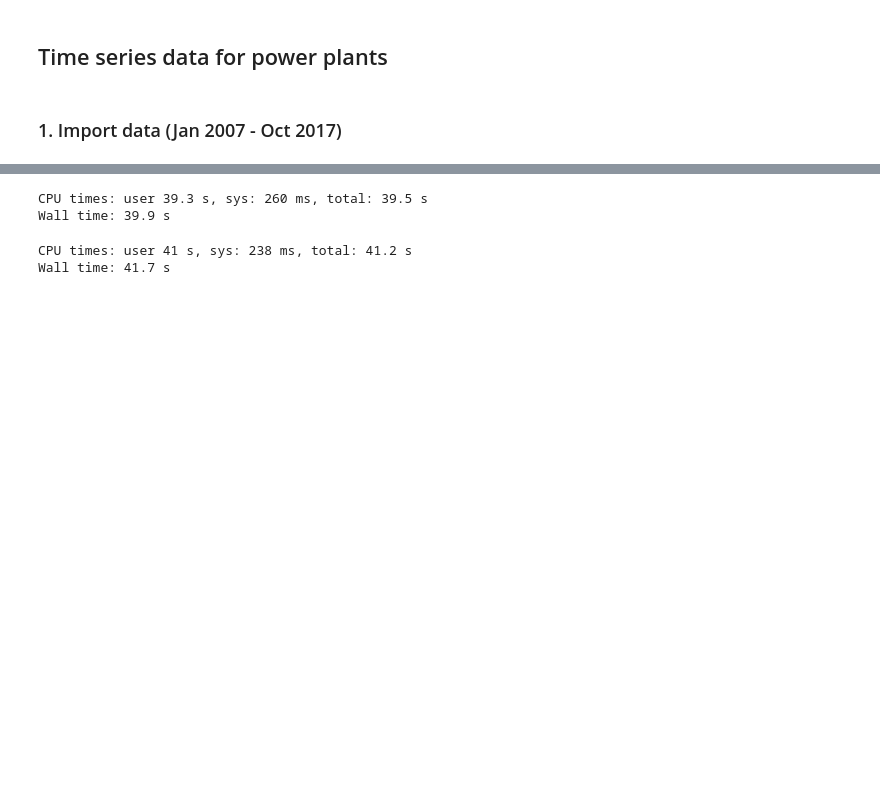
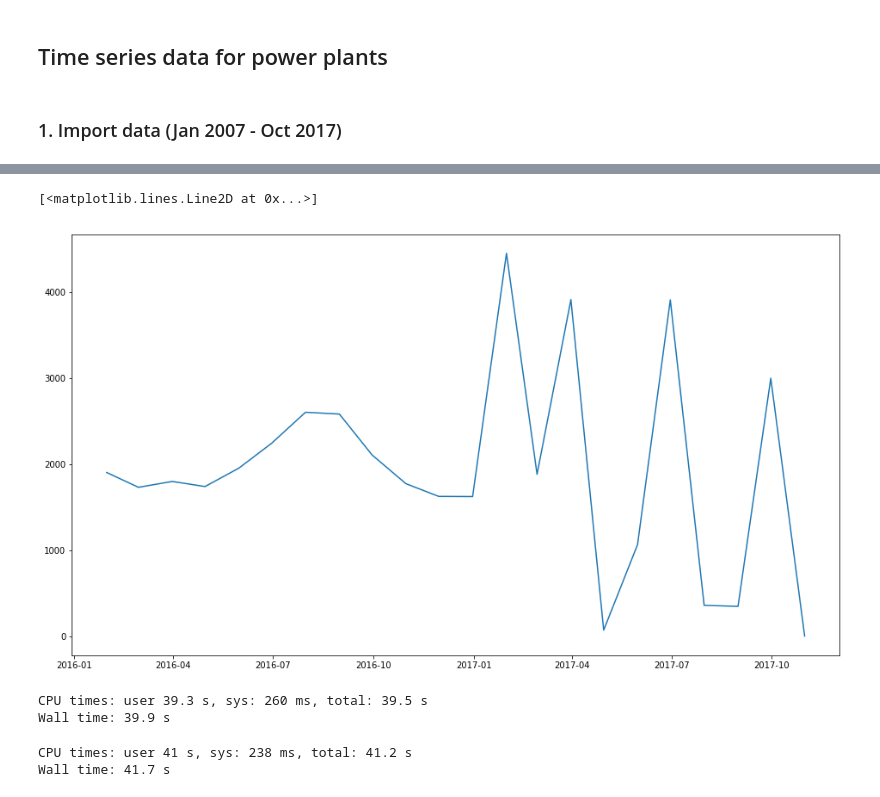
Before and after one commit to xingliuUT/battery_planner, a Jupyter notebook: import_data.ipynb, the cells around one changed output, grey strips where cells are left out. Drawn from its saved outputs; the diff is of its cells as text; code cells hidden in the pictures; blank space fills up the shorter version.

```diff
--- a/import_data.ipynb
+++ b/import_data.ipynb
@@ -24,0 +138,2 @@ Wall time: 40.4 s
+# %%
+df_ts01.columns = ['mon_yr', 57788, 59012]
@@ -24,0 +154,2 @@ Wall time: 40.4 s
+# %%
+df_ts01['time_stamp'] = pd.date_range(start = '2016-01-01', end = '2017-11-1', freq = 'M')
@@ -24,0 +163,4 @@ Wall time: 40.4 s
+# %%
+df_ts01.drop(['mon_yr'], axis = 1, inplace = True)
+# %%
+df_ts01_input = df_ts01.loc[:,['time_stamp', 57788, 59012]]
@@ -25,3 +178,10 @@ Wall time: 40.4 s
+# %%
+fig, ax = plt.subplots(figsize = (16, 9))
+plt.plot(df_ts01_input.time_stamp, df_ts01.loc[:,57788])
+#plt.plot(df_ts01_input.time_stamp, df_ts01.loc[:,59012])
+# %% [output]
+[<matplotlib.lines.Line2D at 0x...>]
+[figure, added]
 # %%
 %%time
 df_eia923_y2015 = pd.read_excel(path_eia923 + 'f923_2015/EIA923_Schedules_2_3_4_5_M_12_2015_Final_Revision.xlsx',
```
Also changed, not shown: parts of 27 cells of this notebook, 4 other files.
